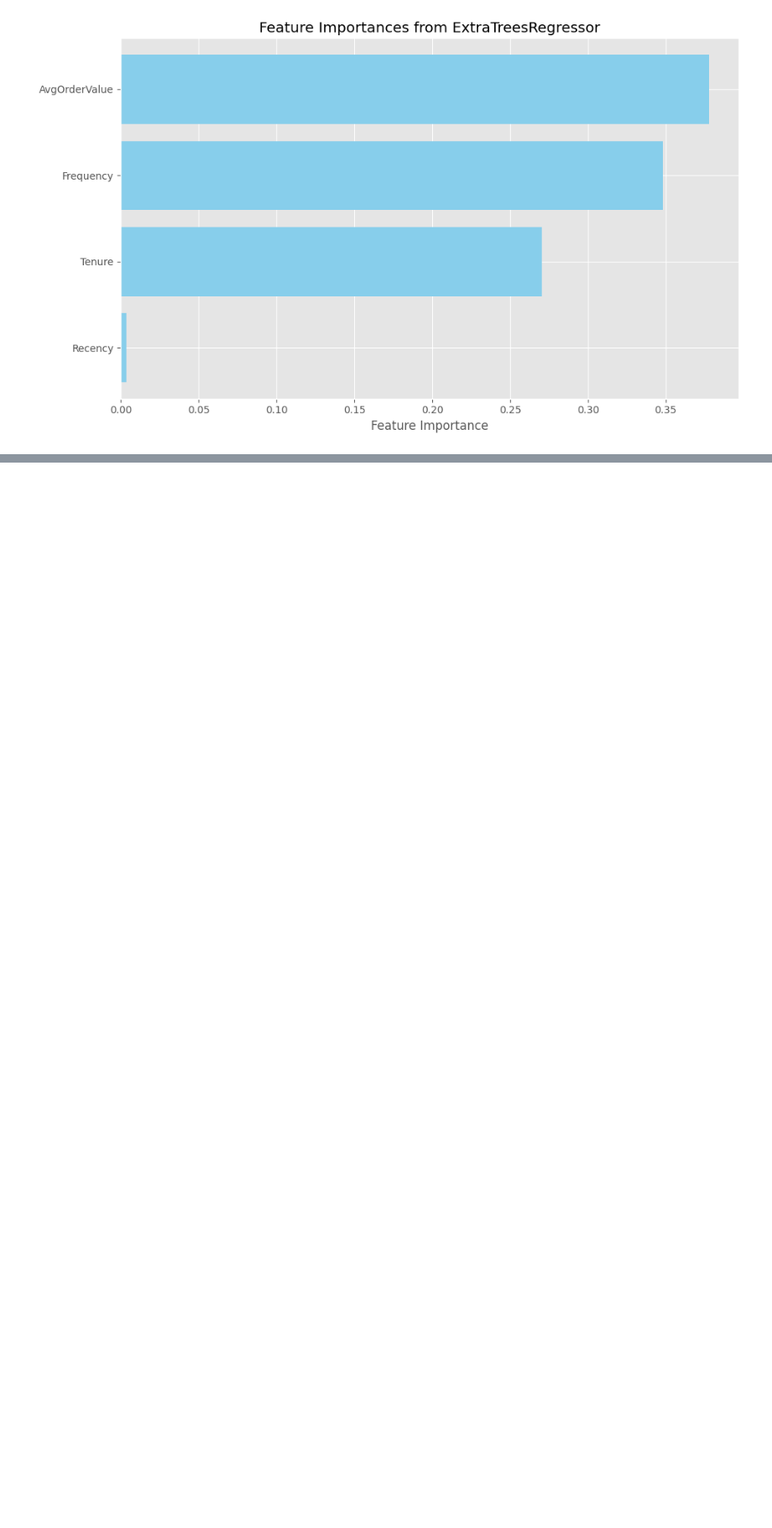
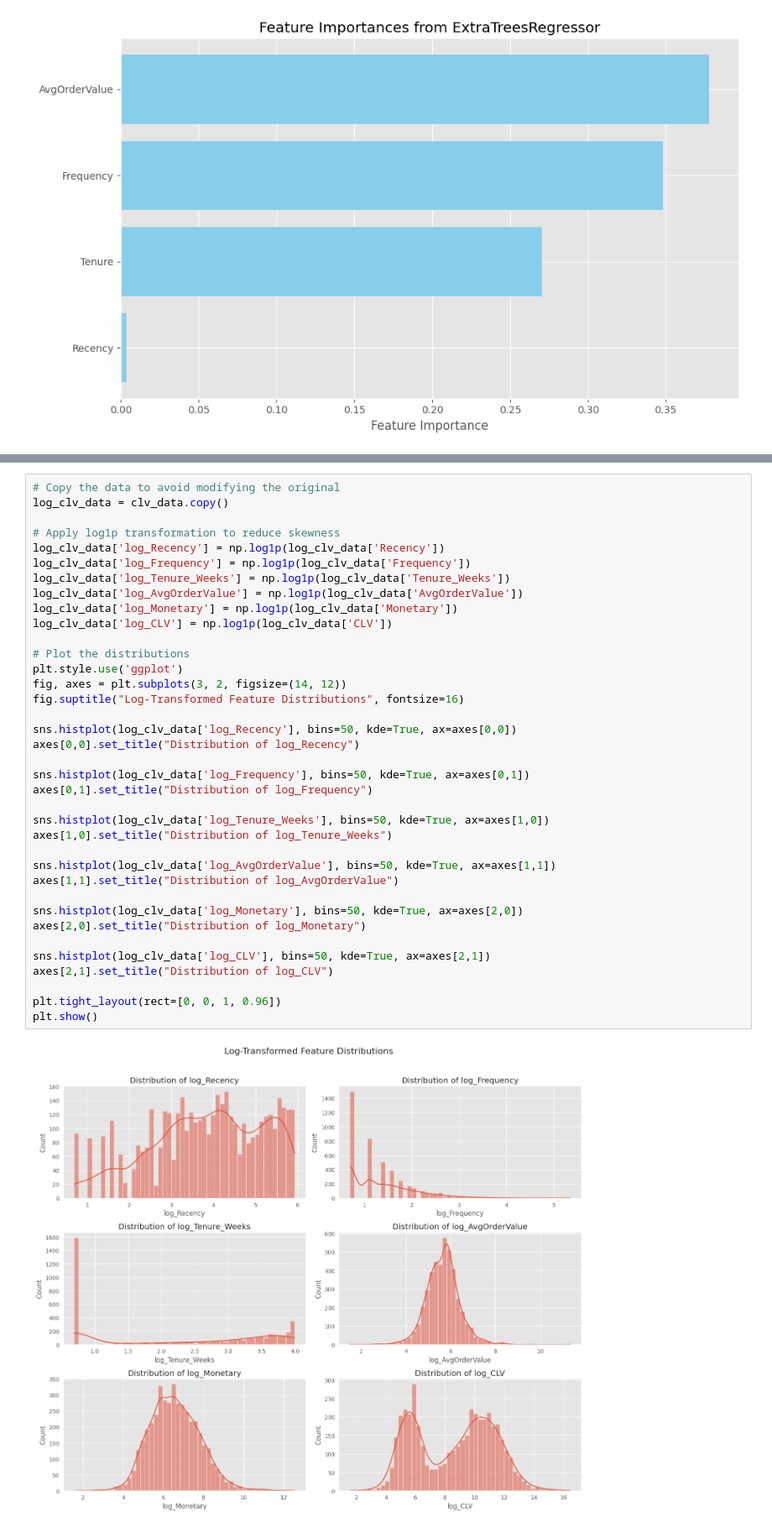
Before and after one commit to BrightmanMT/Pytorch-Tutorial-Youtube, a Jupyter notebook: CustomerLifetimeValue.ipynb, the cells around one changed output, grey strips where cells are left out. Shown at 84% size. Saved outputs shown, nothing was run; the diff lists cells and outputs as text; blank space fills up the shorter version.

```diff
--- a/CustomerLifetimeValue.ipynb
+++ b/CustomerLifetimeValue.ipynb
@@ -763,0 +837,39 @@ plt.show()
+# %%
+# Copy the data to avoid modifying the original
+log_clv_data = clv_data.copy()
+
+# Apply log1p transformation to reduce skewness
+log_clv_data['log_Recency'] = np.log1p(log_clv_data['Recency'])
+log_clv_data['log_Frequency'] = np.log1p(log_clv_data['Frequency'])
+log_clv_data['log_Tenure_Weeks'] = np.log1p(log_clv_data['Tenure_Weeks'])
+log_clv_data['log_AvgOrderValue'] = np.log1p(log_clv_data['AvgOrderValue'])
+log_clv_data['log_Monetary'] = np.log1p(log_clv_data['Monetary'])
+log_clv_data['log_CLV'] = np.log1p(log_clv_data['CLV'])
+
+# Plot the distributions
+plt.style.use('ggplot')
+fig, axes = plt.subplots(3, 2, figsize=(14, 12))
+fig.suptitle("Log-Transformed Feature Distributions", fontsize=16)
+
+sns.histplot(log_clv_data['log_Recency'], bins=50, kde=True, ax=axes[0,0])
+axes[0,0].set_title("Distribution of log_Recency")
+
+sns.histplot(log_clv_data['log_Frequency'], bins=50, kde=True, ax=axes[0,1])
+axes[0,1].set_title("Distribution of log_Frequency")
+
+sns.histplot(log_clv_data['log_Tenure_Weeks'], bins=50, kde=True, ax=axes[1,0])
+axes[1,0].set_title("Distribution of log_Tenure_Weeks")
+
+sns.histplot(log_clv_data['log_AvgOrderValue'], bins=50, kde=True, ax=axes[1,1])
+axes[1,1].set_title("Distribution of log_AvgOrderValue")
+
+sns.histplot(log_clv_data['log_Monetary'], bins=50, kde=True, ax=axes[2,0])
+axes[2,0].set_title("Distribution of log_Monetary")
+
+sns.histplot(log_clv_data['log_CLV'], bins=50, kde=True, ax=axes[2,1])
+axes[2,1].set_title("Distribution of log_CLV")
+
+plt.tight_layout(rect=[0, 0, 1, 0.96])
+plt.show()
+# %% [output]
+[figure, added]
```
Also changed, not shown: parts of 18 cells of this notebook.
